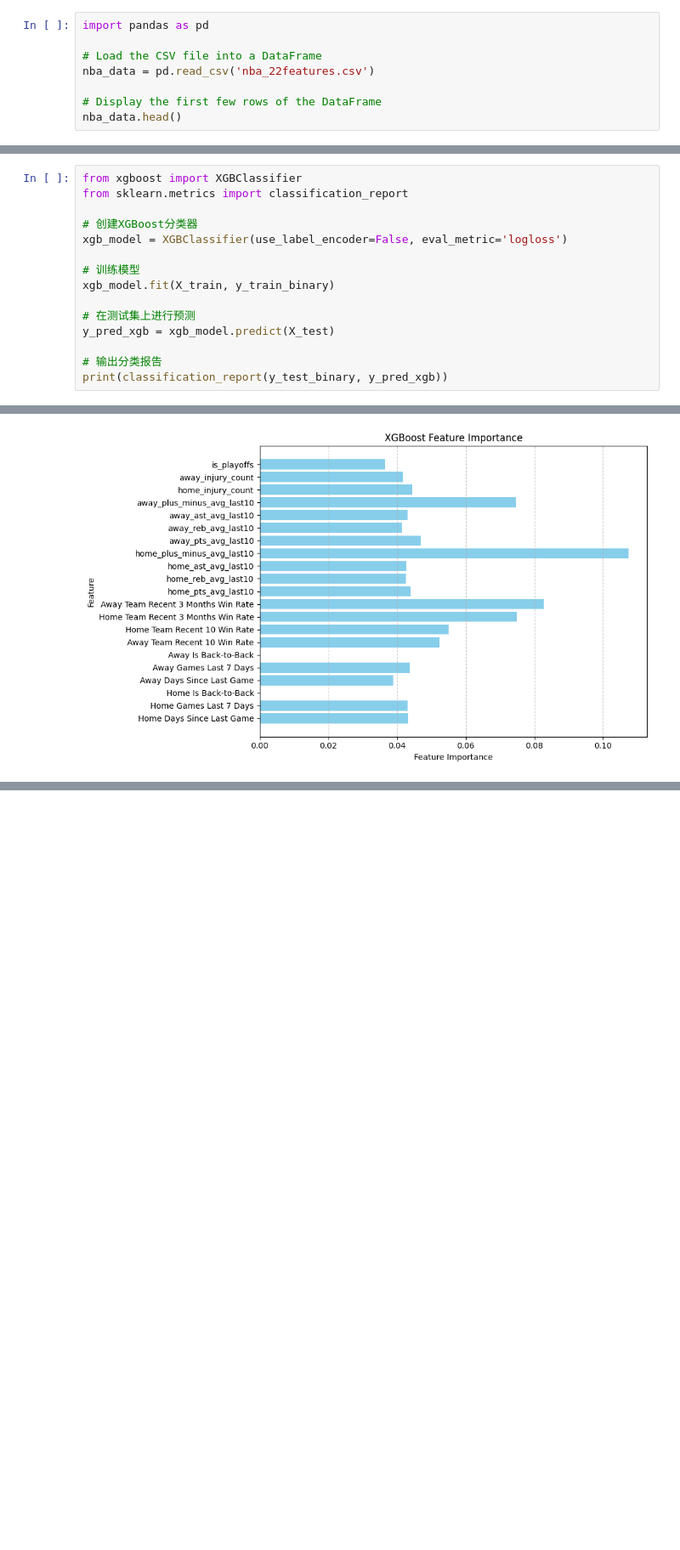
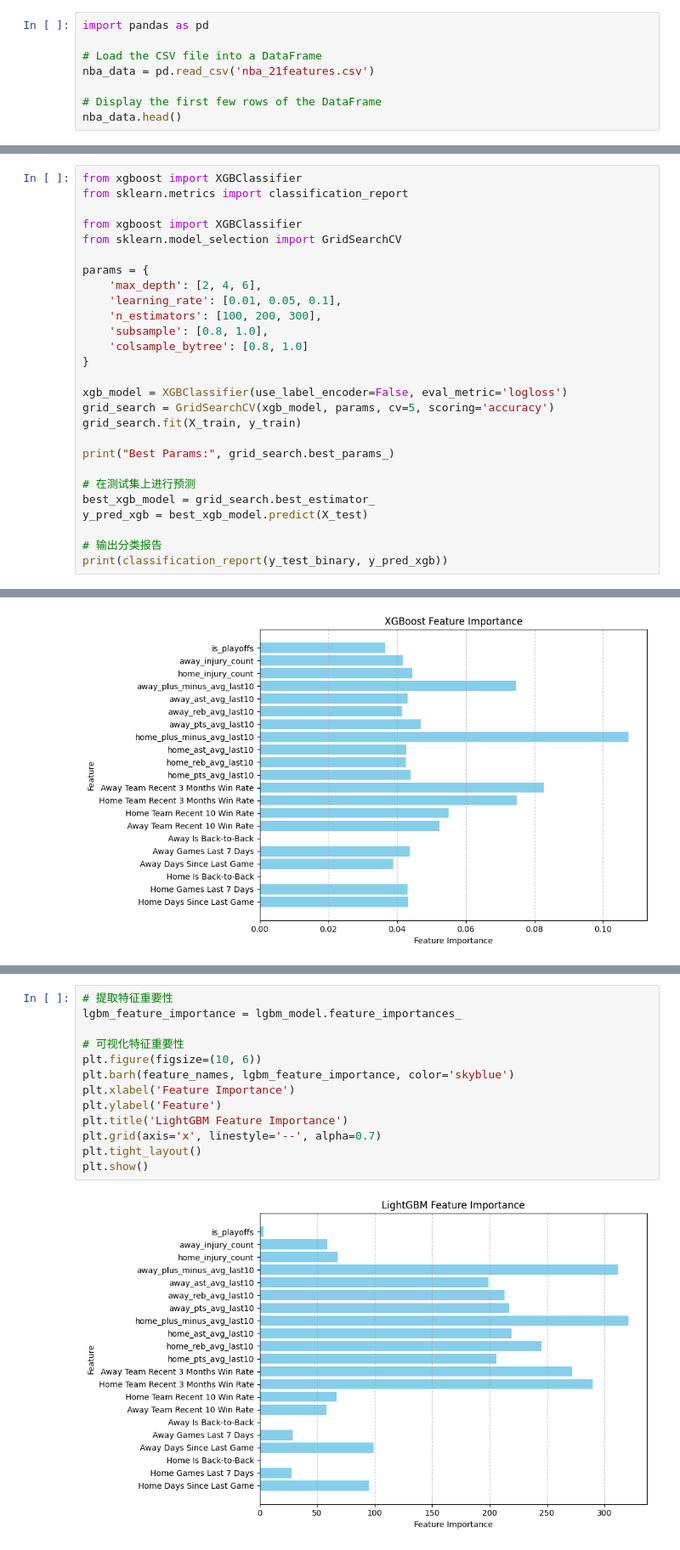
Before and after one commit to RHIT-fanh/FinalProj, a Jupyter notebook: linear-lasso-ridge.ipynb, the cells around one changed output, grey strips where cells are left out. Shown at 85% size. Cells and saved outputs as stored; diff of their text form; blank space fills up the shorter version.

```diff
--- a/linear-lasso-ridge.ipynb
+++ b/linear-lasso-ridge.ipynb
@@ -2,7 +2,7 @@
 import pandas as pd
 
 # Load the CSV file into a DataFrame
-nba_data = pd.read_csv('nba_22features.csv')
+nba_data = pd.read_csv('nba_21features.csv')
 
 # Display the first few rows of the DataFrame
 nba_data.head()
@@ -185,14 +199,26 @@ plt.show()
 from xgboost import XGBClassifier
 from sklearn.metrics import classification_report
 
-# 创建XGBoost分类器
+from xgboost import XGBClassifier
+from sklearn.model_selection import GridSearchCV
+
+params = {
+    'max_depth': [2, 4, 6],
+    'learning_rate': [0.01, 0.05, 0.1],
+    'n_estimators': [100, 200, 300],
+    'subsample': [0.8, 1.0],
+    'colsample_bytree': [0.8, 1.0]
+}
+
 xgb_model = XGBClassifier(use_label_encoder=False, eval_metric='logloss')
+grid_search = GridSearchCV(xgb_model, params, cv=5, scoring='accuracy')
+grid_search.fit(X_train, y_train)
 
-# 训练模型
-xgb_model.fit(X_train, y_train_binary)
+print("Best Params:", grid_search.best_params_)
 
 # 在测试集上进行预测
-y_pred_xgb = xgb_model.predict(X_test)
+best_xgb_model = grid_search.best_estimator_
+y_pred_xgb = best_xgb_model.predict(X_test)
 
 # 输出分类报告
 print(classification_report(y_test_binary, y_pred_xgb))
@@ -256,3 +298,18 @@ You can set `force_col_wise=true` to remove the overhead.
     accuracy                           0.65      5768
    macro avg       0.63      0.61      0.61      5768
 weighted avg       0.64      0.65      0.63      5768
+# %%
+# 提取特征重要性
+lgbm_feature_importance = lgbm_model.feature_importances_
+
+# 可视化特征重要性
+plt.figure(figsize=(10, 6))
+plt.barh(feature_names, lgbm_feature_importance, color='skyblue')
+plt.xlabel('Feature Importance')
+plt.ylabel('Feature')
+plt.title('LightGBM Feature Importance')
+plt.grid(axis='x', linestyle='--', alpha=0.7)
+plt.tight_layout()
+plt.show()
+# %% [output]
+[figure, added]
```
Also changed, not shown: parts of 14 cells of this notebook, 1 other file.
